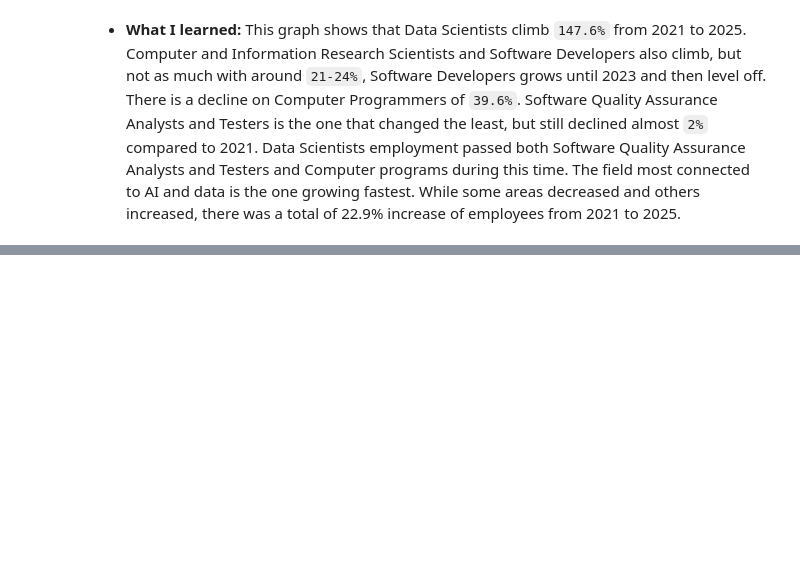
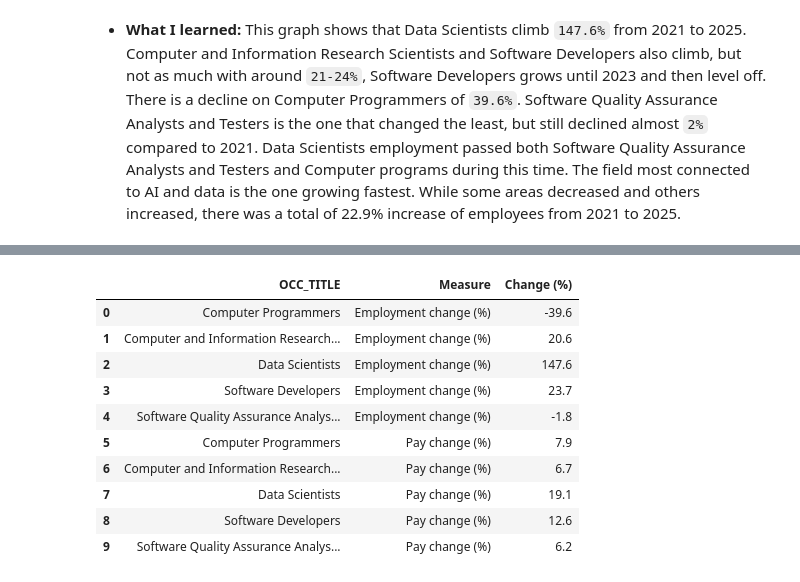
Before and after one commit to BarbSouza/data-visualisation, a Jupyter notebook: data-visualisation.ipynb, the cells around one changed output, grey strips where cells are left out. Saved outputs shown, nothing was run; the diff lists cells and outputs as text; code cells hidden in the pictures; blank space fills up the shorter version.

```diff
--- a/data-visualisation.ipynb
+++ b/data-visualisation.ipynb
@@ -660,0 +741,15 @@ TotaL Change: 22.9%
+# %%
+change_long = change_table.melt(id_vars="OCC_TITLE", var_name="Measure", value_name="Change (%)")
+change_long
+# %% [output]
+|  | OCC_TITLE | Measure | Change (%) |
+| 0 | Computer Programmers | Employment change (%) | -39.6 |
+| 1 | Computer and Information Research... | Employment change (%) | 20.6 |
+| 2 | Data Scientists | Employment change (%) | 147.6 |
+| 3 | Software Developers | Employment change (%) | 23.7 |
+| 4 | Software Quality Assurance Analys... | Employment change (%) | -1.8 |
+| 5 | Computer Programmers | Pay change (%) | 7.9 |
+| 6 | Computer and Information Research... | Pay change (%) | 6.7 |
+| 7 | Data Scientists | Pay change (%) | 19.1 |
+| 8 | Software Developers | Pay change (%) | 12.6 |
+| 9 | Software Quality Assurance Analys... | Pay change (%) | 6.2 |
```
Also changed, not shown: parts of 30 cells of this notebook.
